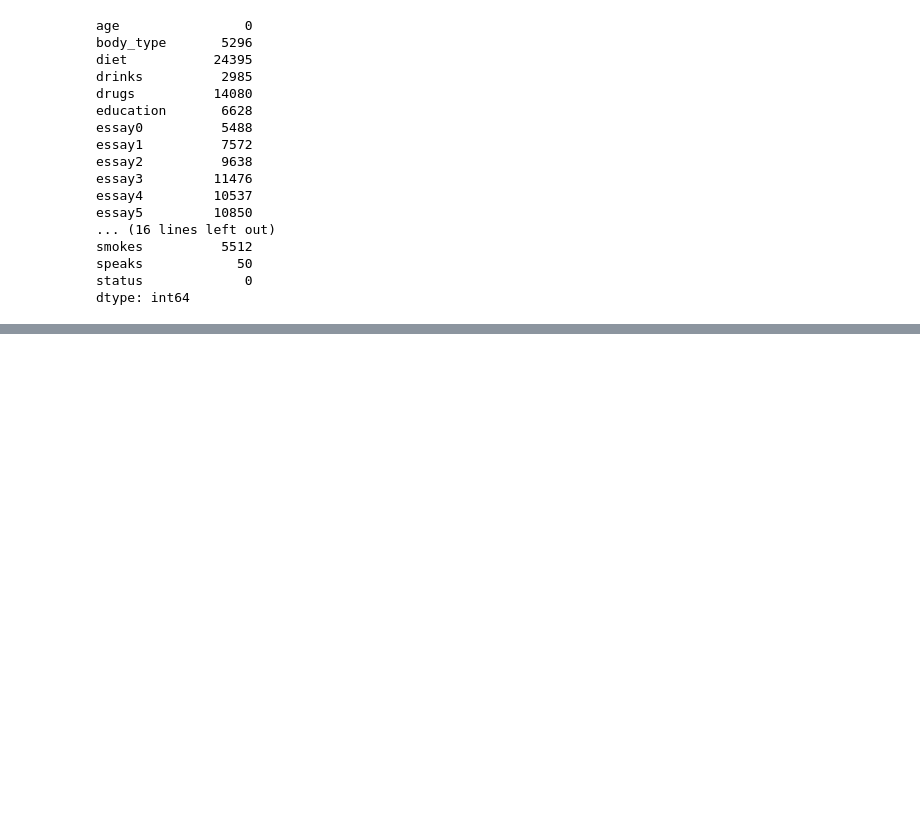
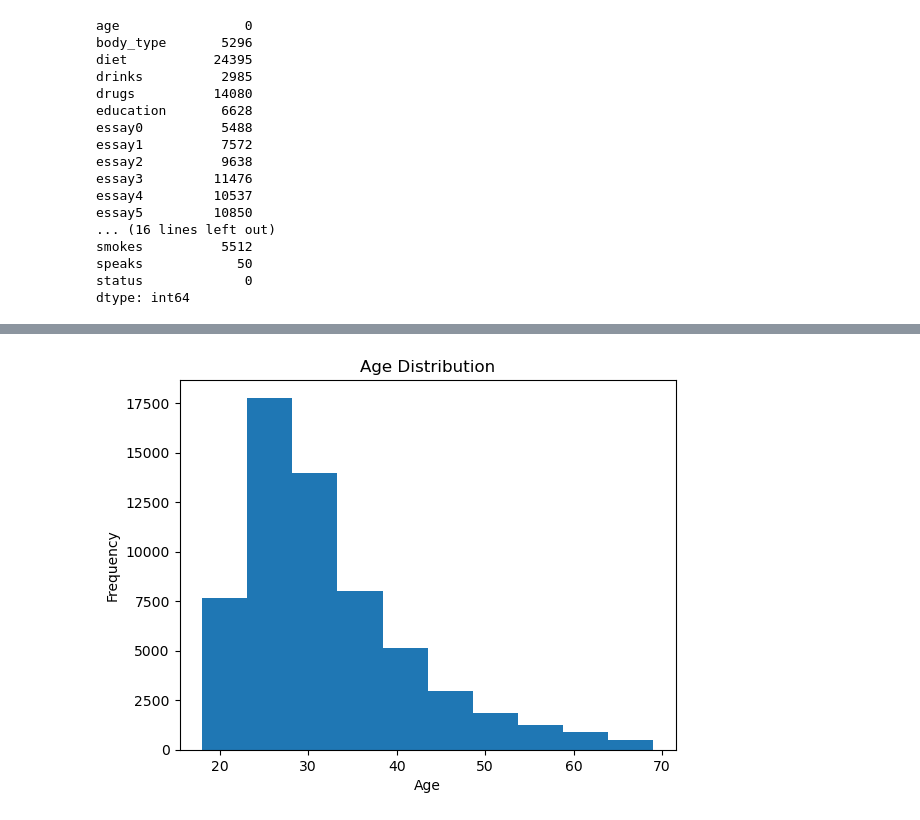
Before and after one commit to KhodorRifaii/MatchMakerAI, a Jupyter notebook: MatchMakerAI.ipynb, the cells around one changed output, grey strips where cells are left out. Cells and saved outputs as stored; diff of their text form; code cells hidden in the pictures; blank space fills up the shorter version.

```diff
--- a/MatchMakerAI.ipynb
+++ b/MatchMakerAI.ipynb
@@ -83,0 +104,10 @@ df['smokes'] = df['smokes'].fillna('unknown')
+# %%
+import matplotlib.pyplot as plt
+
+plt.hist(df['age'])
+plt.title("Age Distribution")
+plt.xlabel("Age")
+plt.ylabel("Frequency")
+plt.show()
+# %% [output]
+[figure, added]
```
Also changed, not shown: parts of 8 cells of this notebook.
